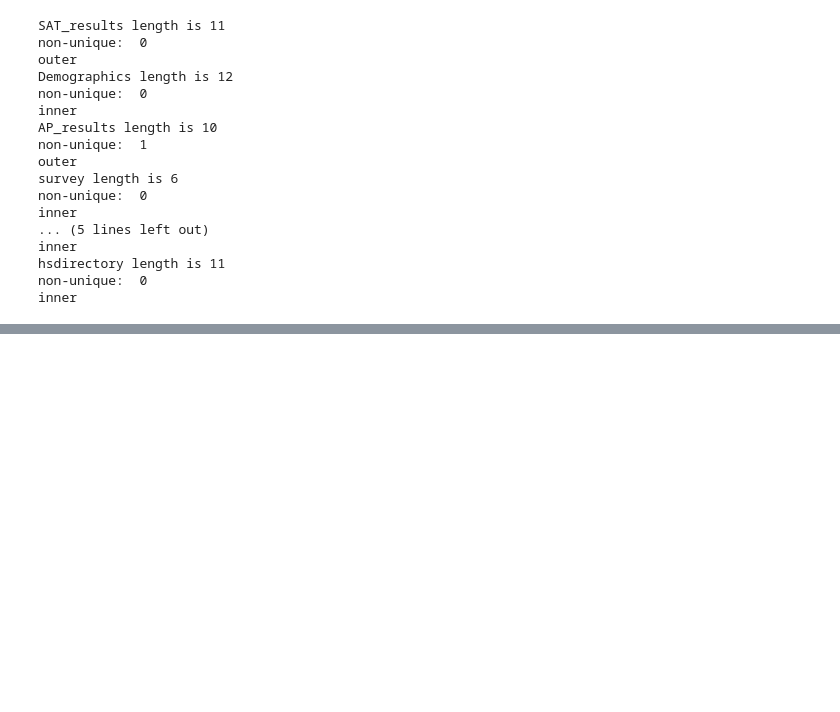
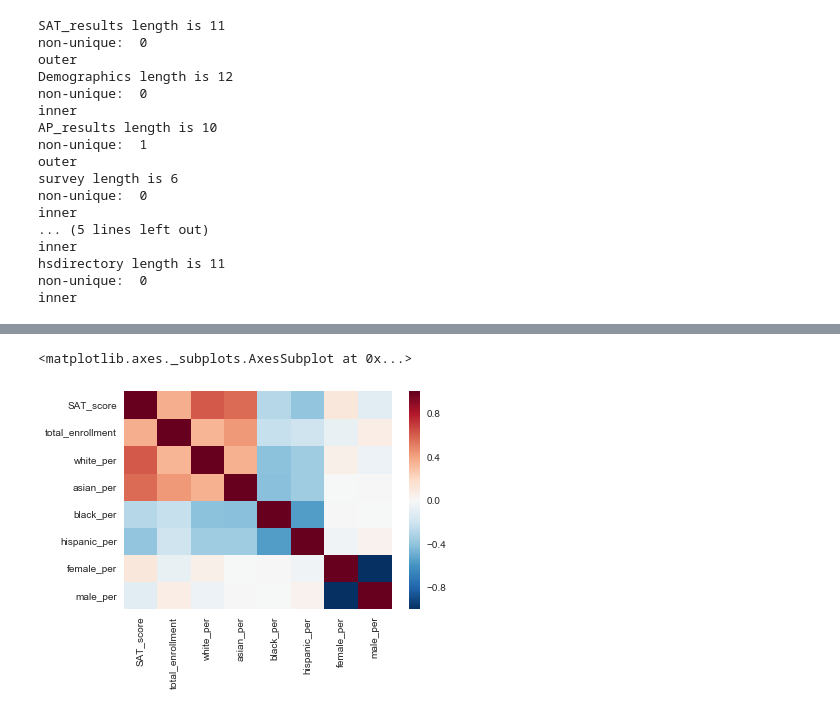
Before and after one commit to PukkaPad/data-storytelling-SAT-NewYork, a Jupyter notebook: DataStorytelling-SAT-NewYork.ipynb, the cells around one changed output, grey strips where cells are left out. Drawn from its saved outputs; the diff is of its cells as text; code cells hidden in the pictures; blank space fills up the shorter version.

```diff
--- a/DataStorytelling-SAT-NewYork.ipynb
+++ b/DataStorytelling-SAT-NewYork.ipynb
@@ -621,0 +688,8 @@ inner
+# %%
+data2 = base_data[['SAT_score', 'total_enrollment', 'white_per', 'asian_per', 'black_per',\
+                   'hispanic_per', 'female_per', 'male_per']].copy()
+corr2 = data2.corr()
+sns.heatmap(corr2)
+# %% [output]
+<matplotlib.axes._subplots.AxesSubplot at 0x...>
+[figure, added]
```
Also changed, not shown: parts of 16 cells of this notebook.
